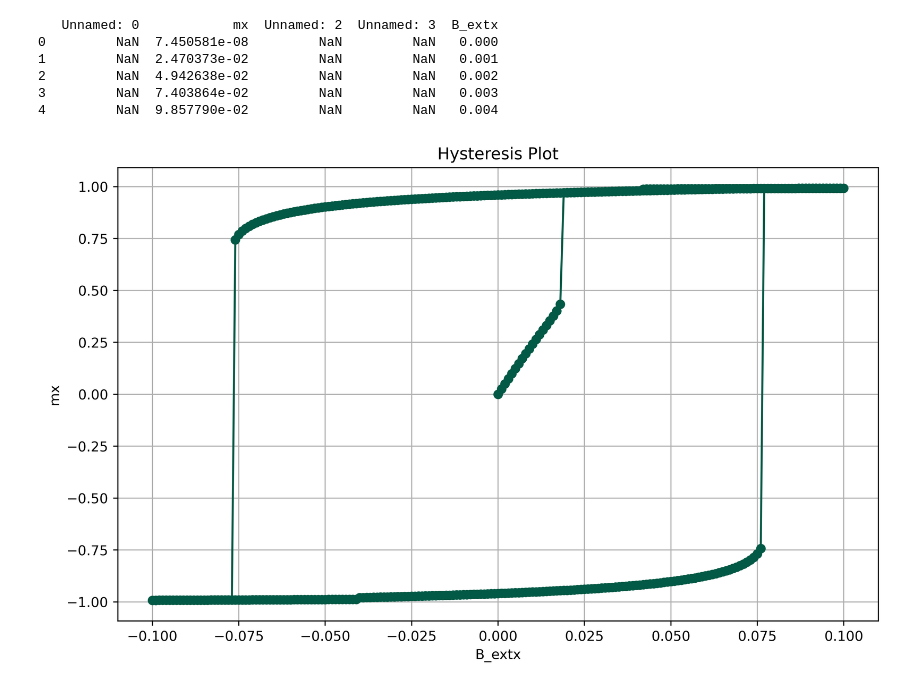
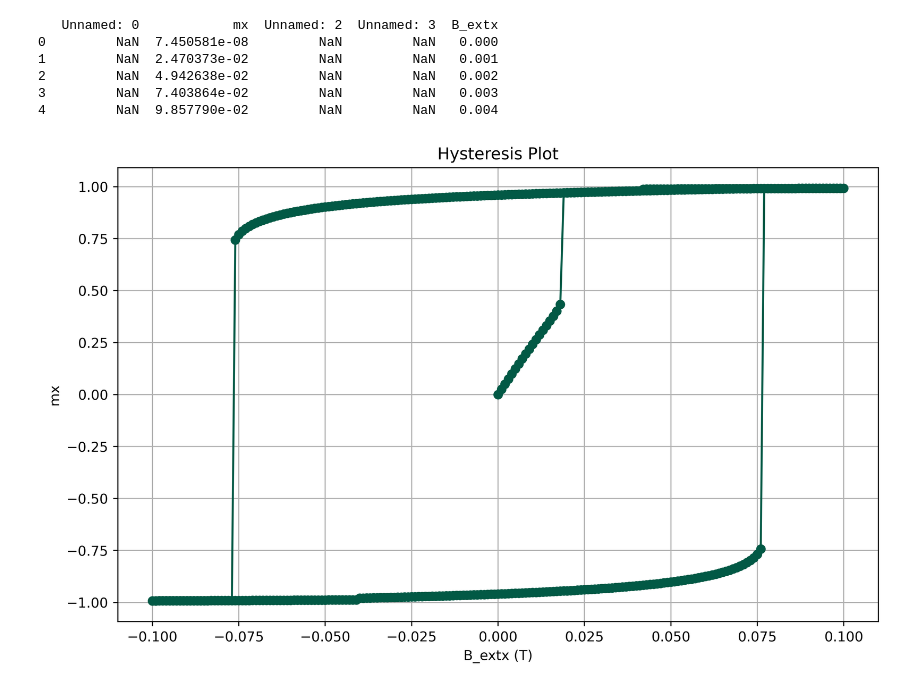
Before and after one commit to OJB-Quantum/MuMax3-How-To, a Jupyter notebook: Python Code_MuMax3 Data Plots/Hysteresis_Loop_Example_2_by_MuMax_Locally_Run.ipynb, the cells around one changed output. Cells and saved outputs as stored; diff of their text form; code cells hidden in the pictures.

```diff
--- a/Python Code_MuMax3 Data Plots/Hysteresis_Loop_Example_2_by_MuMax_Locally_Run.ipynb
+++ b/Python Code_MuMax3 Data Plots/Hysteresis_Loop_Example_2_by_MuMax_Locally_Run.ipynb
@@ -43,13 +43,13 @@ print(data.head())
 # %%
 # Create a hysteresis plot with 'B_extx' on the x-axis and 'mx' on the y-axis
 # Be sure to copy TXT table result from MuMax3 in the folder into an XLSX document, followed by erasing unncessary columns if needed.
 # After saving XLSX file into folder location, upload the file here or in the same folder where this notebook is stored.
 plt.figure(figsize=(10, 6))
 plt.plot(data['B_extx'], data['mx'], marker='o', linestyle='-', color='#025945')
 plt.title('Hysteresis Plot')
-plt.xlabel('B_extx')
+plt.xlabel('B_extx (T)')
 plt.ylabel('mx')
 plt.grid(True)
 plt.show()
 # %% [output]
-[figure, old version]
+[figure, new version]
```
